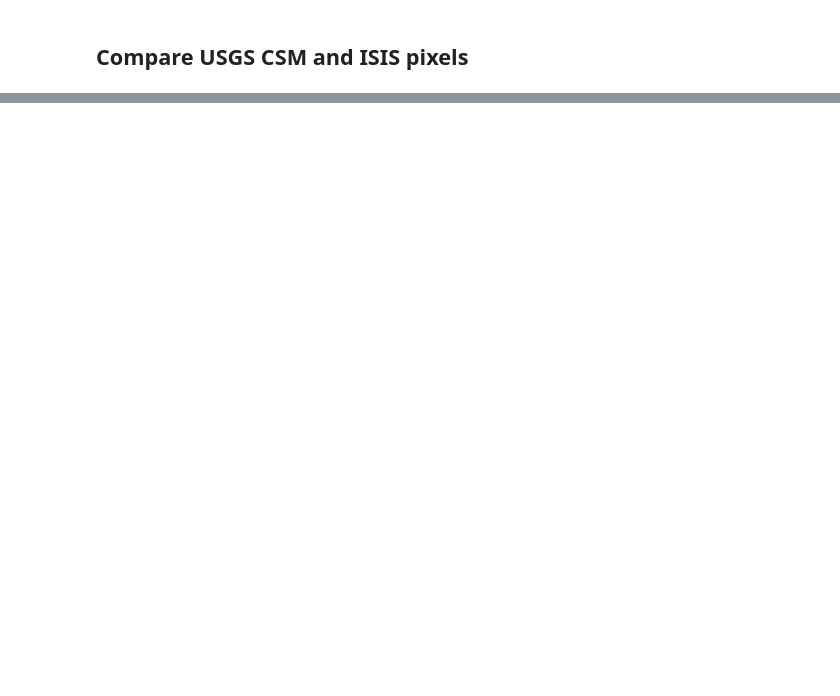
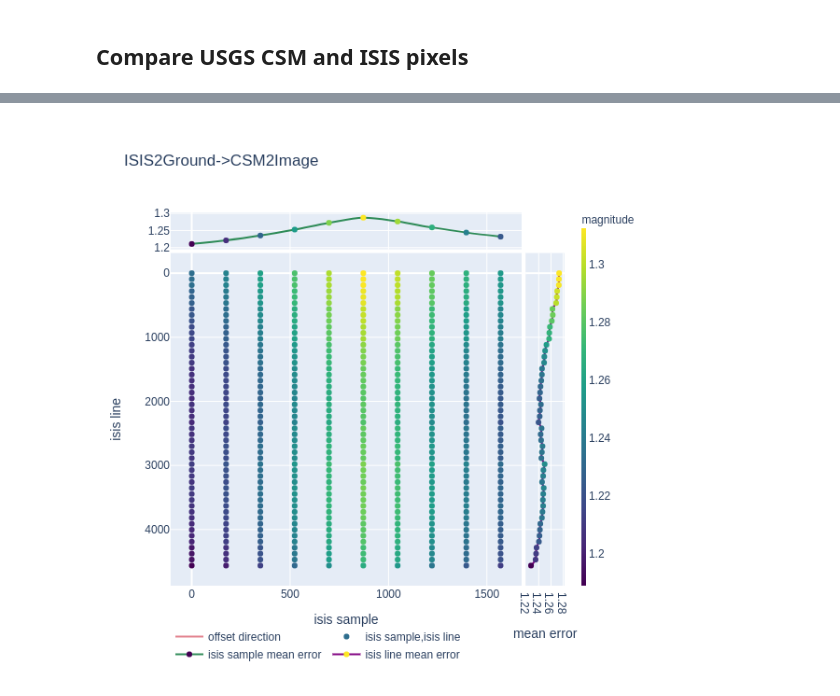
Before and after one commit to DOI-USGS/knoten, a Jupyter notebook: examples/kaguya_tc_isis_cmp.ipynb, the cells around one changed output, grey strips where cells are left out. Drawn from its saved outputs; the diff is of its cells as text; code cells hidden in the pictures; blank space fills up the shorter version.

```diff
--- a/examples/kaguya_tc_isis_cmp.ipynb
+++ b/examples/kaguya_tc_isis_cmp.ipynb
@@ -187,3 +87,7 @@ isis2csm_plot, csm2isis_plot, isiscsm_plotlatlon, isiscsm_plotbf, isis2csm_data,
+# %%
+Image(isis2csm_plot.to_image())
+# %% [output]
+[figure, added]
 # %%
 isis2csm_data[['diff line', 'diff sample']].describe()
 # %% [output]
```
Also changed, not shown: parts of 26 cells of this notebook.
